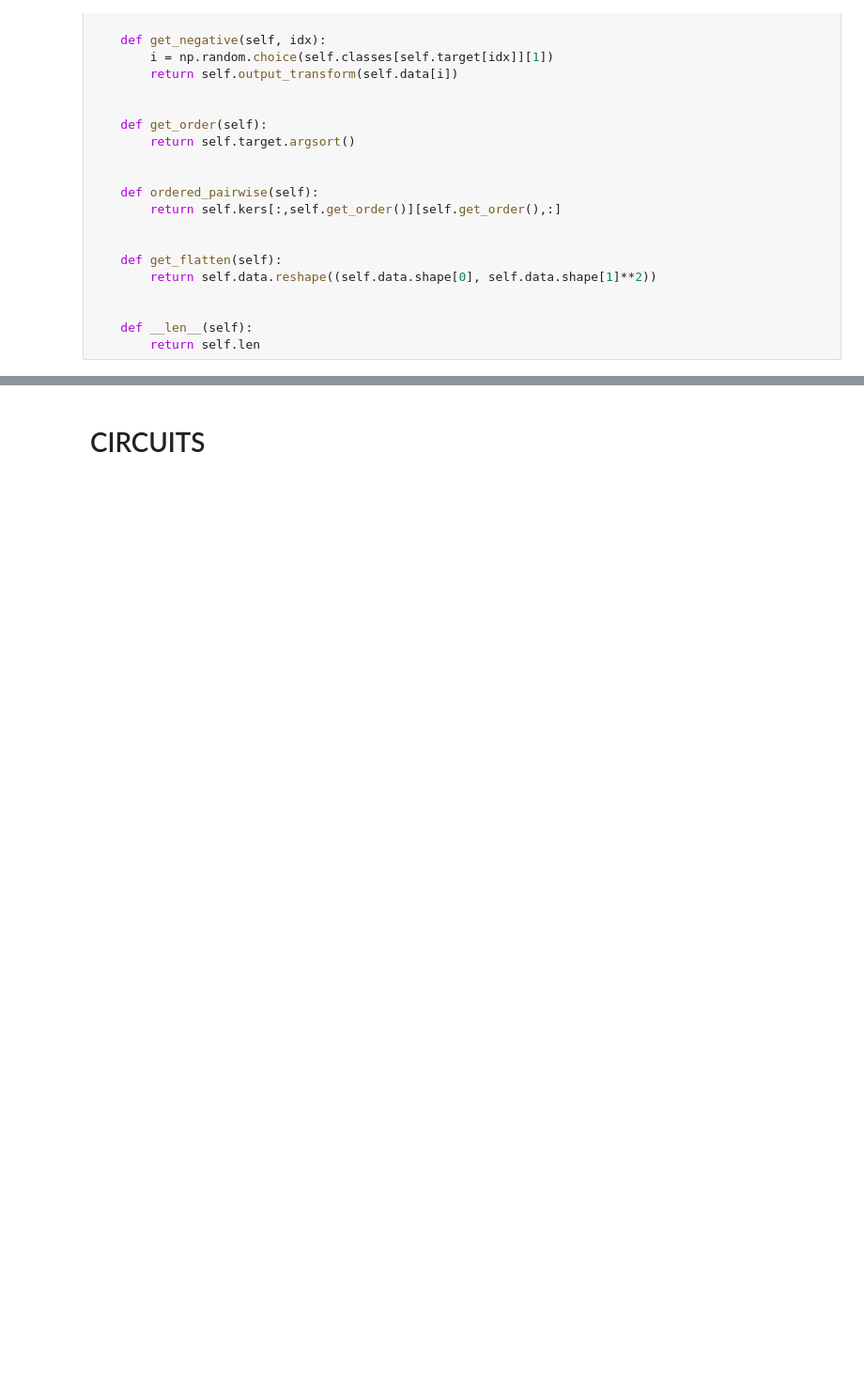
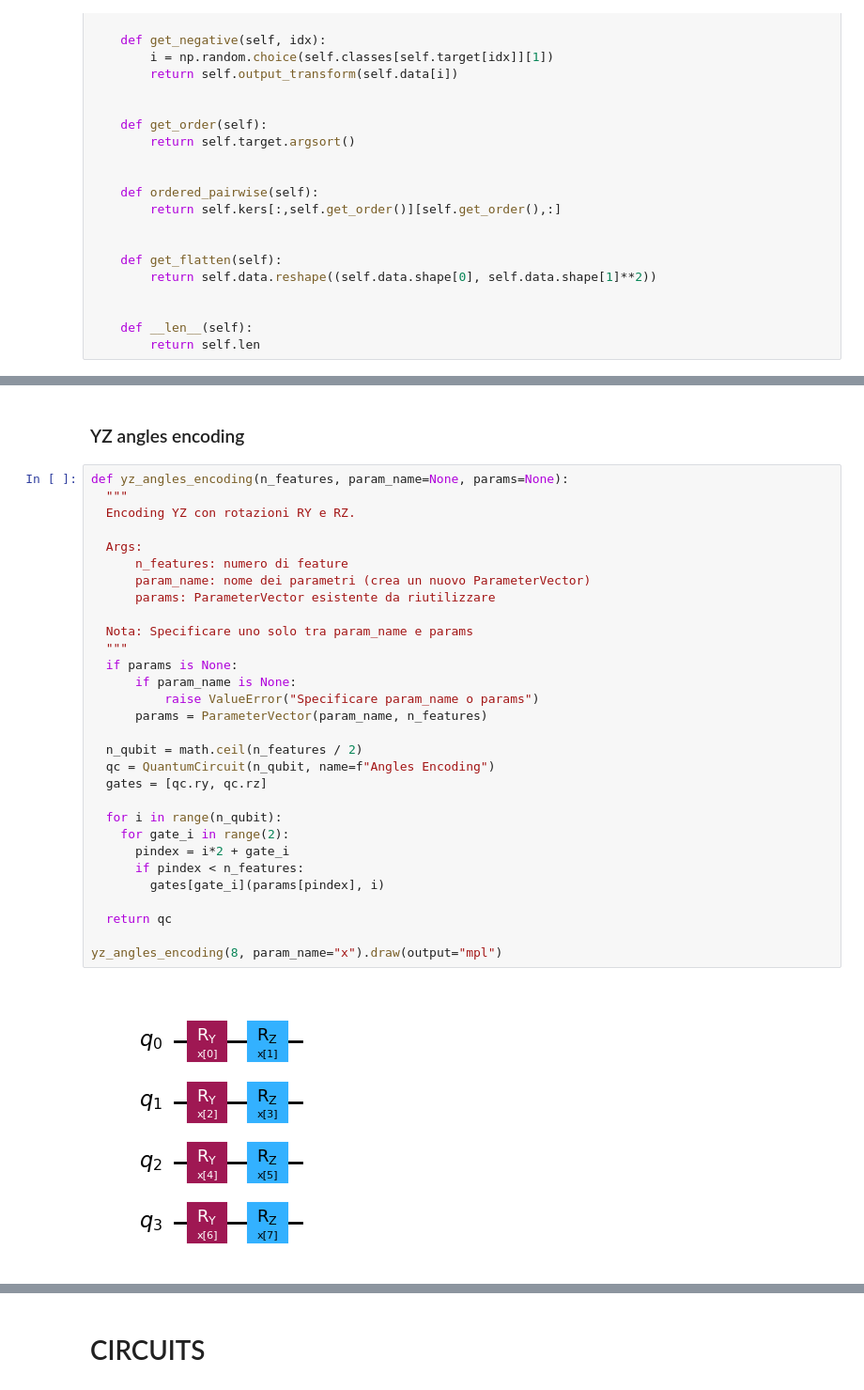
Before and after one commit to Davy592/Quantum-Metric-Learning-with-Reuploading, a Jupyter notebook: Quantum Metric Learning.ipynb, the cells around one changed output, grey strips where cells are left out. Shown at 94% size. Saved outputs shown, nothing was run; the diff lists cells and outputs as text; blank space fills up the shorter version.

```diff
--- a/Quantum Metric Learning.ipynb
+++ b/Quantum Metric Learning.ipynb
@@ -223,0 +267,34 @@ ax.scatter(vis_x[:,0], vis_x[:,1], c=t.target, cmap='Dark2')
+# %% [markdown]
+### YZ angles encoding
+# %%
+def yz_angles_encoding(n_features, param_name=None, params=None):
+  """
+  Encoding YZ con rotazioni RY e RZ.
+
+  Args:
+      n_features: numero di feature
+      param_name: nome dei parametri (crea un nuovo ParameterVector)
+      params: ParameterVector esistente da riutilizzare
+
+  Nota: Specificare uno solo tra param_name e params
+  """
+  if params is None:
+      if param_name is None:
+          raise ValueError("Specificare param_name o params")
+      params = ParameterVector(param_name, n_features)
+
+  n_qubit = math.ceil(n_features / 2)
+  qc = QuantumCircuit(n_qubit, name=f"Angles Encoding")
+  gates = [qc.ry, qc.rz]
+
+  for i in range(n_qubit):
+    for gate_i in range(2):
+      pindex = i*2 + gate_i
+      if pindex < n_features:
+        gates[gate_i](params[pindex], i)
+
+  return qc
+
+yz_angles_encoding(8, param_name="x").draw(output="mpl")
+# %% [output]
+[figure, added]
```
Also changed, not shown: parts of 56 cells of this notebook.
